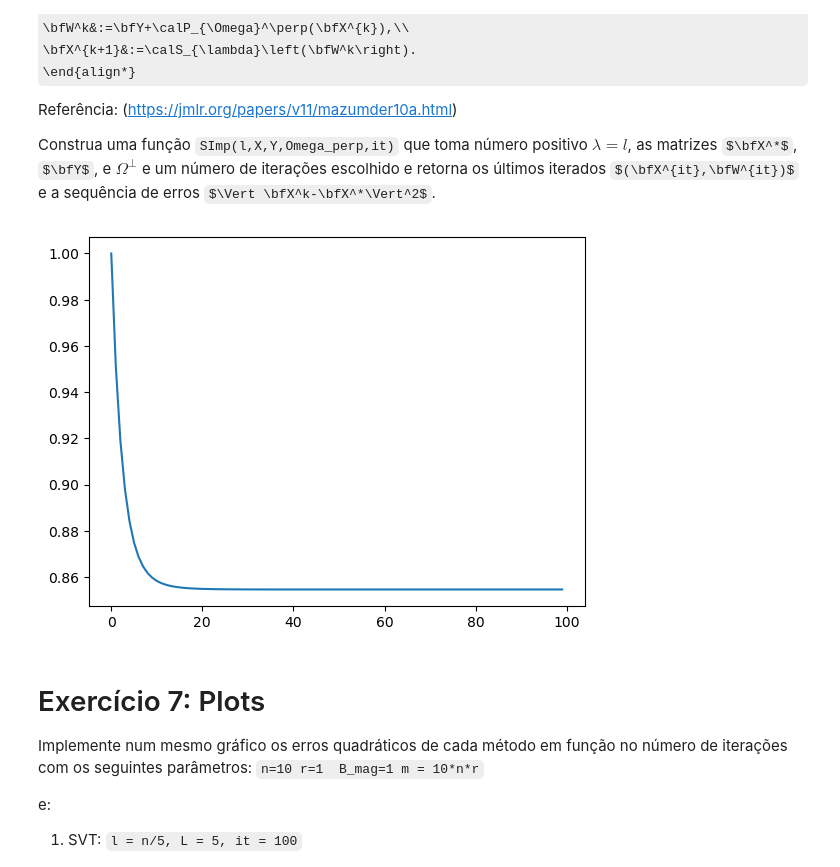
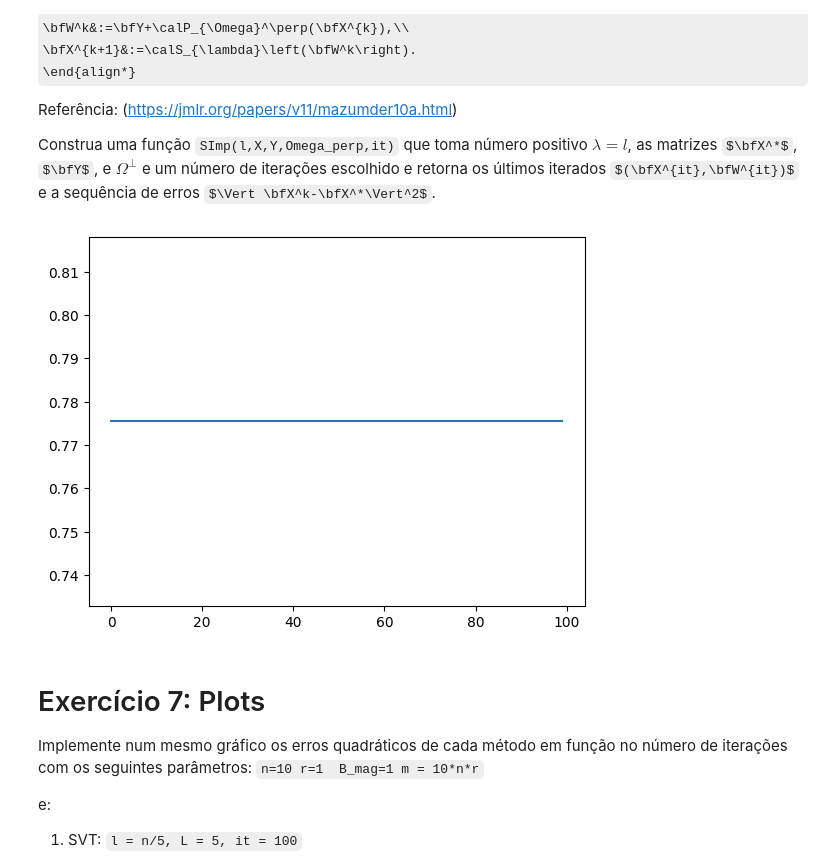
Before and after one commit to PedroPHC25/Otimizacao_Projetos, a Jupyter notebook: Matrix-completion.ipynb, the cells around one changed output. Cells and saved outputs as stored; diff of their text form; code cells hidden in the pictures; some formulas as TeX source.

```diff
--- a/Matrix-completion.ipynb
+++ b/Matrix-completion.ipynb
@@ -496,21 +528,40 @@
+# %%
+#Escreva código aqui
+def SImp(l, X, Y, Omega_perp, it):
+    error_history = []
+    n = X.shape[0]
+    Xk = np.zeros((n, n))
+
+    for _ in range(it):
+        W = Y + P_omega(Xk, Omega_perp)
+        # Calcula a decomposição SVD de W
+        U, S, Vt = np.linalg.svd(W)
+        # Atualiza o X com base no soft-thresholding
+        Xk = U @ np.diag(soft(S, l)) @ Vt
+
+        # Calcula o erro atual e salva na lista
+        current_error = Frob_sq(Xk - X)
+        error_history.append(current_error)
+
+    return Xk, W, error_history
 # %%
 #Exemplo:
 X = data[0]
 Omega = data[1]
 Omega_perp = data[2]
 Y = P_omega(X,Omega)
 n = X.shape[0]
 l = n/100
 it = 100
 
 f4 = SImp(l,X,Y,Omega_perp,it)
 error_SImp = f4[2]
 
 import matplotlib.pyplot as plt
-plt.plot(error_PG)
+plt.plot(error_SImp)
 plt.show()
 # %% [output]
-[figure, old version]
+[figure, new version]
 # %% [markdown]
 # Exercício 7: Plots
 
```
Also changed, not shown: parts of 11 cells of this notebook.
